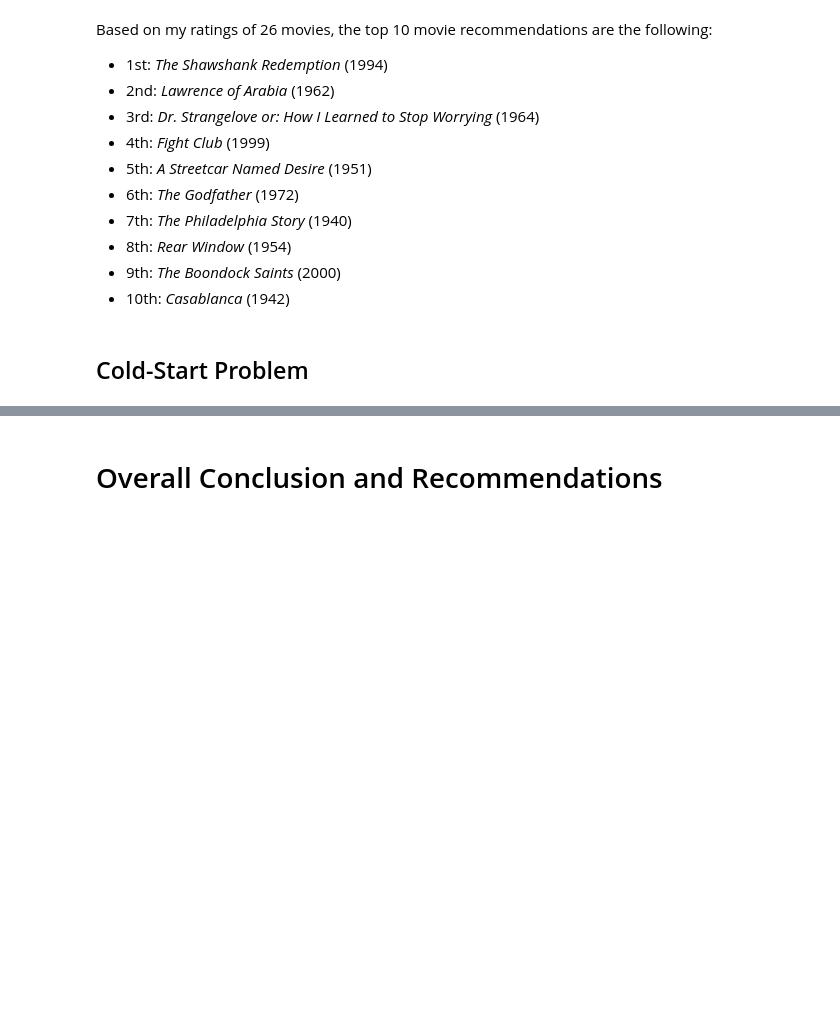
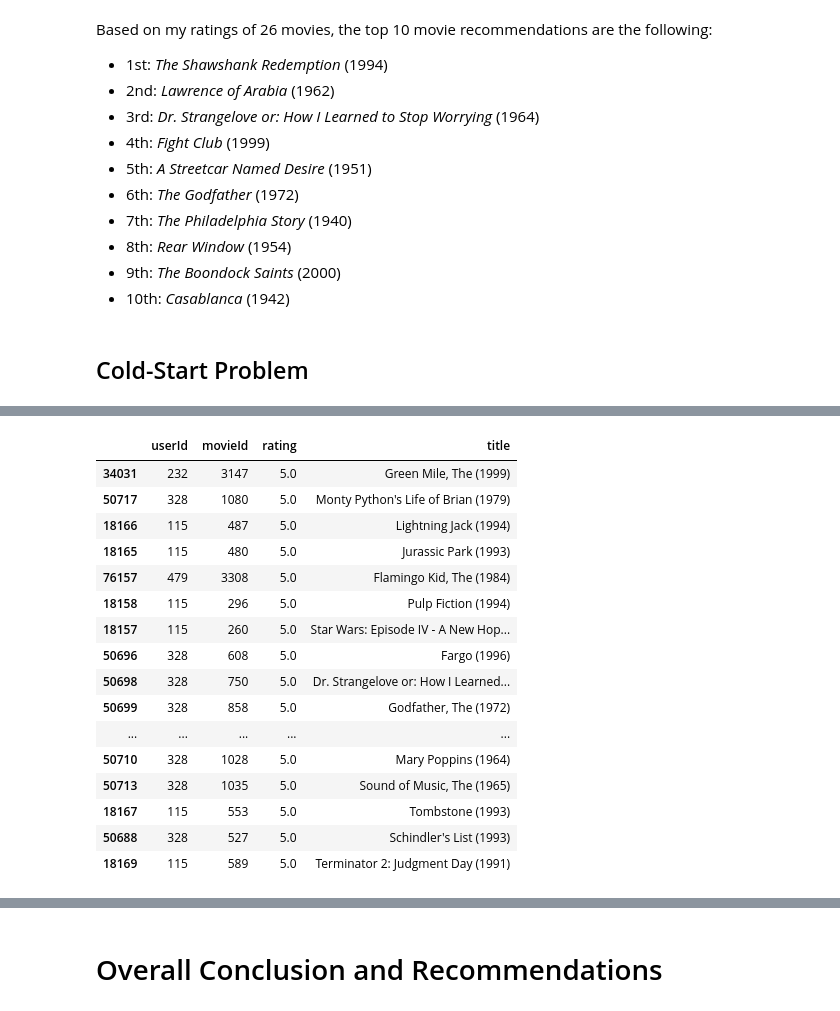
Before and after one commit to keithotuomagie/movie_recommendations, a Jupyter notebook: notebook.ipynb, the cells around one changed output, grey strips where cells are left out. Cells and saved outputs as stored; diff of their text form; code cells hidden in the pictures; blank space fills up the shorter version.

```diff
--- a/notebook.ipynb
+++ b/notebook.ipynb
@@ -691,0 +718,20 @@ The *cold-start* problem is an omnipresent issue regarding recommendation system
+# %%
+df_rankings.head(20)
+# %% [output]
+|  | userId | movieId | rating | title |
+| 34031 | 232 | 3147 | 5.0 | Green Mile, The (1999) |
+| 50717 | 328 | 1080 | 5.0 | Monty Python's Life of Brian (1979) |
+| 18166 | 115 | 487 | 5.0 | Lightning Jack (1994) |
+| 18165 | 115 | 480 | 5.0 | Jurassic Park (1993) |
+| 76157 | 479 | 3308 | 5.0 | Flamingo Kid, The (1984) |
+| 18158 | 115 | 296 | 5.0 | Pulp Fiction (1994) |
+| 18157 | 115 | 260 | 5.0 | Star Wars: Episode IV - A New Hop... |
+| 50696 | 328 | 608 | 5.0 | Fargo (1996) |
+| 50698 | 328 | 750 | 5.0 | Dr. Strangelove or: How I Learned... |
+| 50699 | 328 | 858 | 5.0 | Godfather, The (1972) |
+| ... | ... | ... | ... | ... |
+| 50710 | 328 | 1028 | 5.0 | Mary Poppins (1964) |
+| 50713 | 328 | 1035 | 5.0 | Sound of Music, The (1965) |
+| 18167 | 115 | 553 | 5.0 | Tombstone (1993) |
+| 50688 | 328 | 527 | 5.0 | Schindler's List (1993) |
+| 18169 | 115 | 589 | 5.0 | Terminator 2: Judgment Day (1991) |
```
Also changed, not shown: parts of 11 cells of this notebook.
